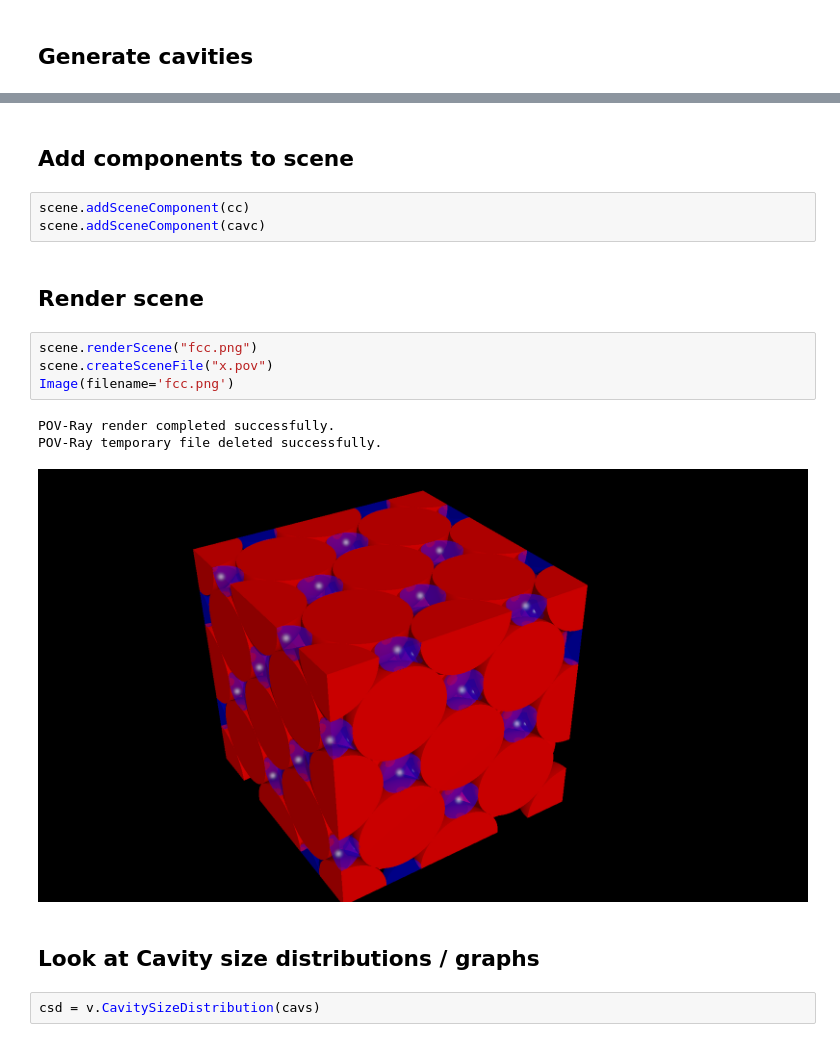
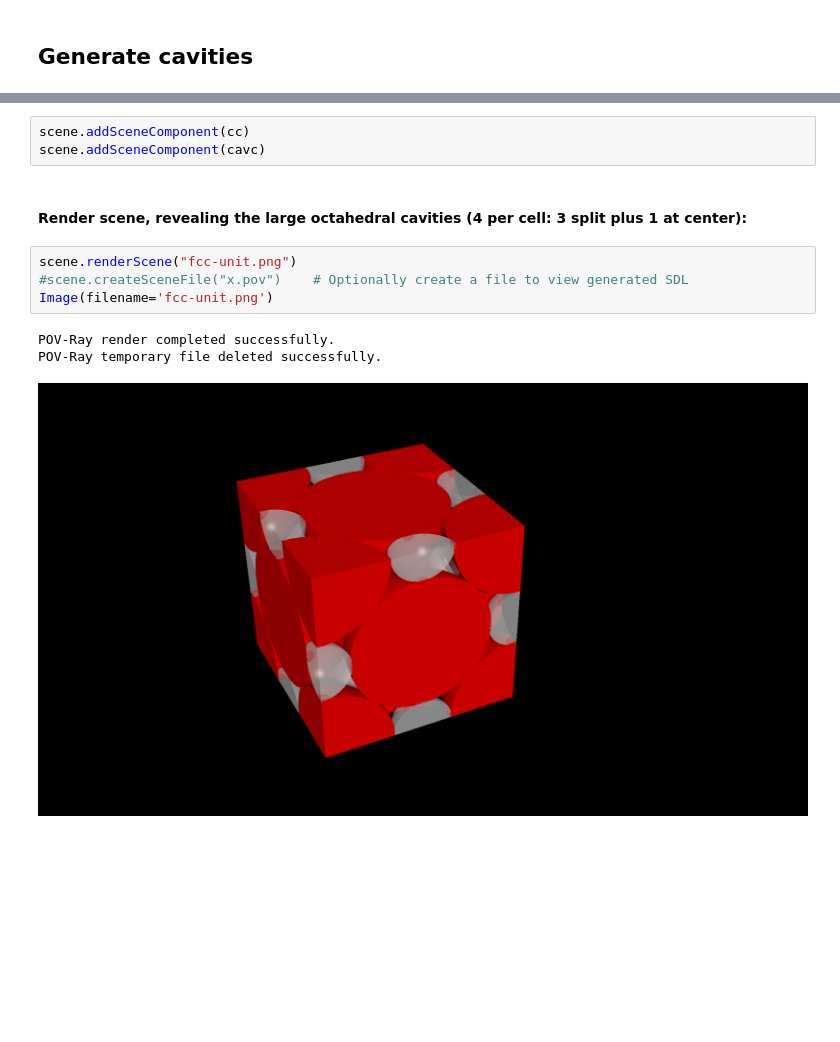
Before and after one commit to VACUUMMS/VACUUMMS, a Jupyter notebook: examples/jupyter/FCC.ipynb, the cells around one changed output, grey strips where cells are left out. Drawn from its saved outputs; the diff is of its cells as text; blank space fills up the shorter version.

```diff
--- a/examples/jupyter/FCC.ipynb
+++ b/examples/jupyter/FCC.ipynb
@@ -51,19 +139,13 @@ scene.addLightSource([100,200,300],"White")
-# %% [markdown]
-## Add components to scene
 # %%
 scene.addSceneComponent(cc)
 scene.addSceneComponent(cavc)
-# %% [markdown]
-## Render scene
+# %% [markdown]
+#### Render scene, revealing the large octahedral cavities (4 per cell: 3 split plus 1 at center):
 # %%
-scene.renderScene("fcc.png")
-scene.createSceneFile("x.pov")
-Image(filename='fcc.png')
+scene.renderScene("fcc-unit.png")
+#scene.createSceneFile("x.pov")    # Optionally create a file to view generated SDL
+Image(filename='fcc-unit.png')
 # %% [output]
 POV-Ray render completed successfully.
 POV-Ray temporary file deleted successfully.
-[figure, old version]
+[figure, new version]
-# %% [markdown]
-## Look at Cavity size distributions / graphs
-# %%
-csd = v.CavitySizeDistribution(cavs)
```
Also changed, not shown: parts of 44 cells of this notebook, 22 other files.
